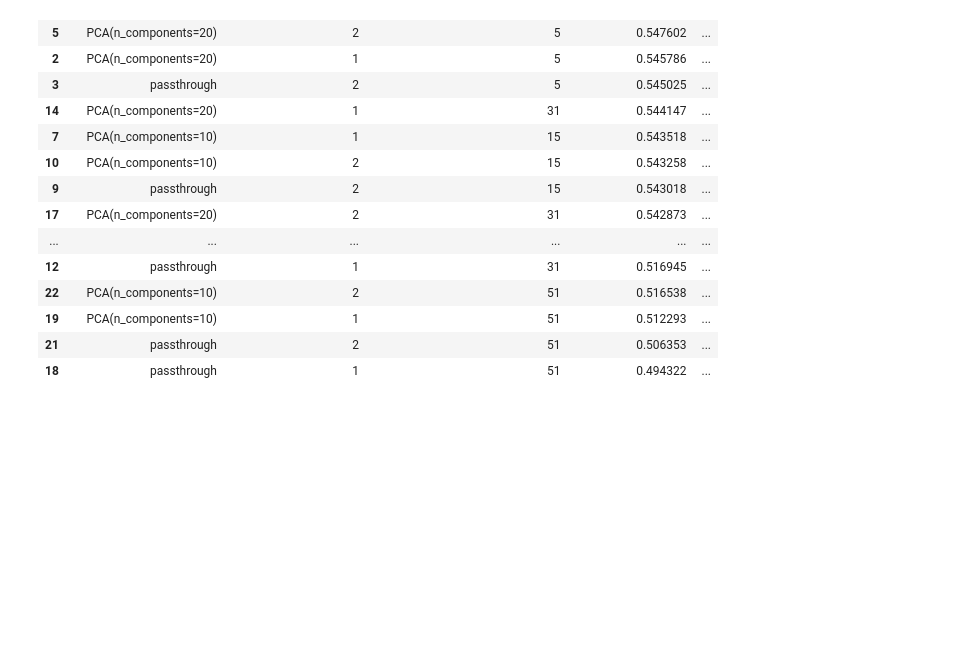
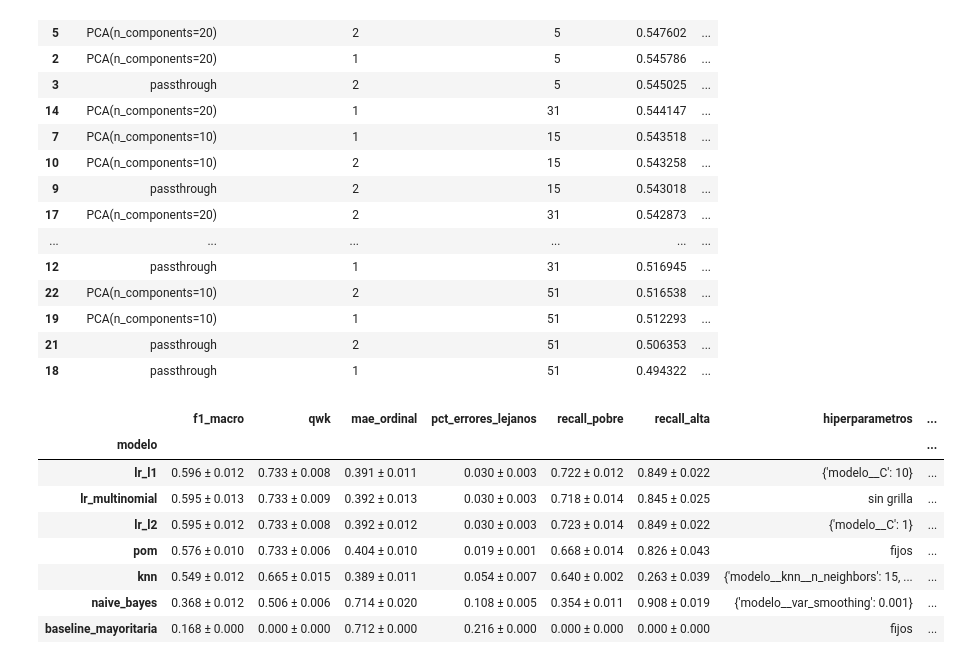
Before and after one commit to gabriela708/ML-Household-Socioeconomic-Status, a Jupyter notebook: notebooks/03_gabriela_modelos.ipynb, the cells around one changed output. Saved outputs shown, nothing was run; the diff lists cells and outputs as text; code cells hidden in the pictures; blank space fills up the shorter version.

Commit message:
Evaluación de modelos y creación de gráficas y tablas comparativas para el informe

```diff
--- a/notebooks/03_gabriela_modelos.ipynb
+++ b/notebooks/03_gabriela_modelos.ipynb
@@ -37,3 +42,25 @@ Macro-F1: 0.549
 | 19 | PCA(n_components=10) | 1 | 51 | 0.512293 | ... |
 | 21 | passthrough | 2 | 51 | 0.506353 | ... |
 | 18 | passthrough | 1 | 51 | 0.494322 | ... |
+# %%
+# Comparación de todos los modelos candidatos
+T = ROOT / "reports" / "tables"
+
+resumen = pd.read_csv(T / "cv_resumen.csv")
+mejores = pd.read_csv(T / "mejores_hiperparametros.csv")
+
+resumen["valor"] = resumen["media"].map("{:.3f}".format) + " ± " + resumen["desv"].map("{:.3f}".format)
+tabla = resumen.pivot(index="modelo", columns="metrica", values="valor")
+tabla = tabla[["f1_macro", "qwk", "mae_ordinal", "pct_errores_lejanos", "recall_pobre", "recall_alta"]]
+tabla = tabla.join(mejores.set_index("modelo")[["hiperparametros", "diferencia_con_segundo"]])
+tabla.sort_values("f1_macro", ascending=False)
+# %% [output]
+|  | f1_macro | qwk | mae_ordinal | pct_errores_lejanos | recall_pobre | recall_alta | hiperparametros | ... |
+| modelo |  |  |  |  |  |  |  | ... |
+| lr_l1 | 0.596 ± 0.012 | 0.733 ± 0.008 | 0.391 ± 0.011 | 0.030 ± 0.003 | 0.722 ± 0.012 | 0.849 ± 0.022 | {'modelo__C': 10} | ... |
+| lr_multinomial | 0.595 ± 0.013 | 0.733 ± 0.009 | 0.392 ± 0.013 | 0.030 ± 0.003 | 0.718 ± 0.014 | 0.845 ± 0.025 | sin grilla | ... |
+| lr_l2 | 0.595 ± 0.012 | 0.733 ± 0.008 | 0.392 ± 0.012 | 0.030 ± 0.003 | 0.723 ± 0.014 | 0.849 ± 0.022 | {'modelo__C': 1} | ... |
+| pom | 0.576 ± 0.010 | 0.733 ± 0.006 | 0.404 ± 0.010 | 0.019 ± 0.001 | 0.668 ± 0.014 | 0.826 ± 0.043 | fijos | ... |
+| knn | 0.549 ± 0.012 | 0.665 ± 0.015 | 0.389 ± 0.011 | 0.054 ± 0.007 | 0.640 ± 0.002 | 0.263 ± 0.039 | {'modelo__knn__n_neighbors': 15, ... | ... |
+| naive_bayes | 0.368 ± 0.012 | 0.506 ± 0.006 | 0.714 ± 0.020 | 0.108 ± 0.005 | 0.354 ± 0.011 | 0.908 ± 0.019 | {'modelo__var_smoothing': 0.001} | ... |
+| baseline_mayoritaria | 0.168 ± 0.000 | 0.000 ± 0.000 | 0.712 ± 0.000 | 0.216 ± 0.000 | 0.000 ± 0.000 | 0.000 ± 0.000 | fijos | ... |
```
Also changed, not shown: parts of 5 cells of this notebook, 12 other files.
